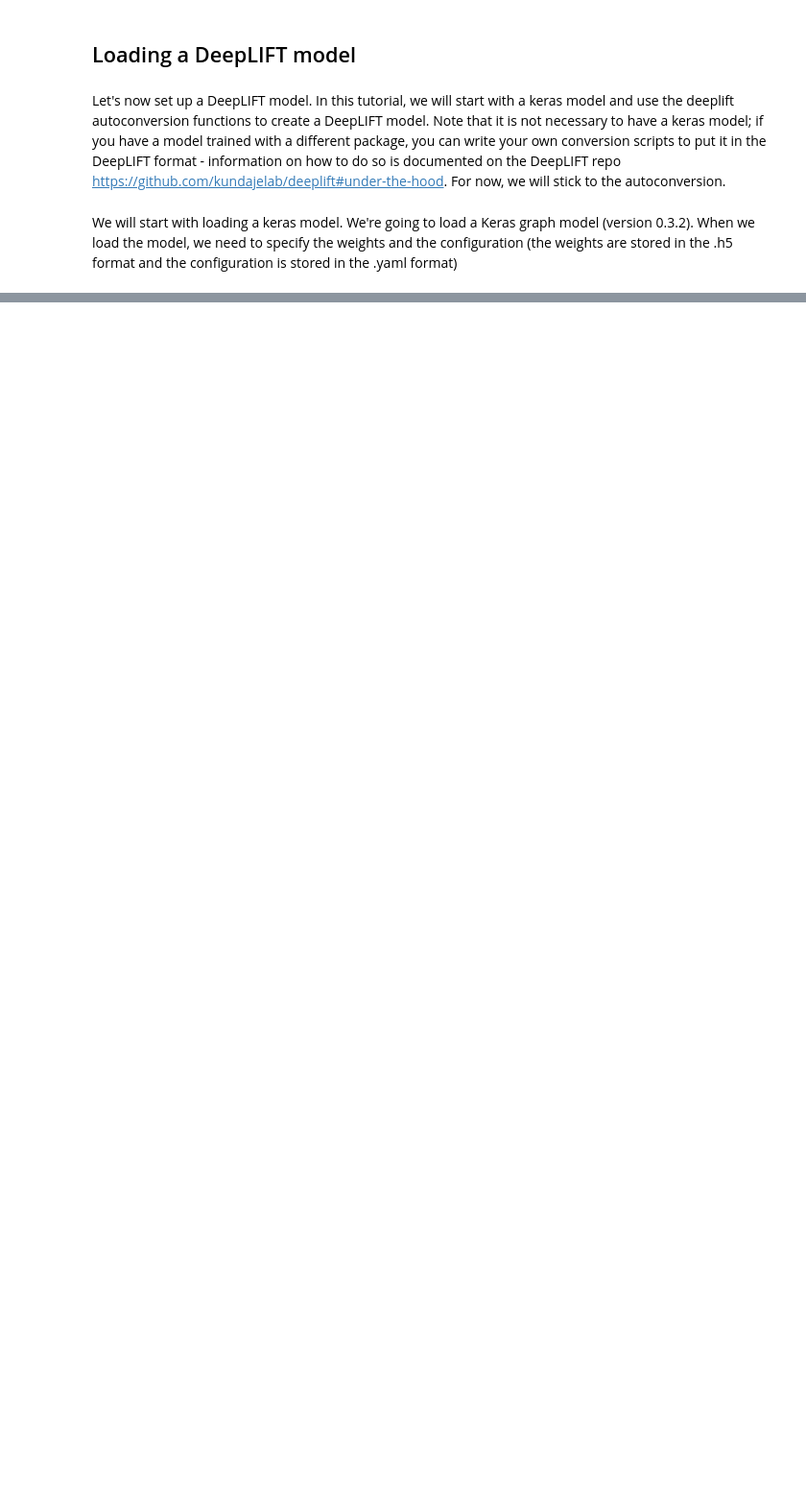
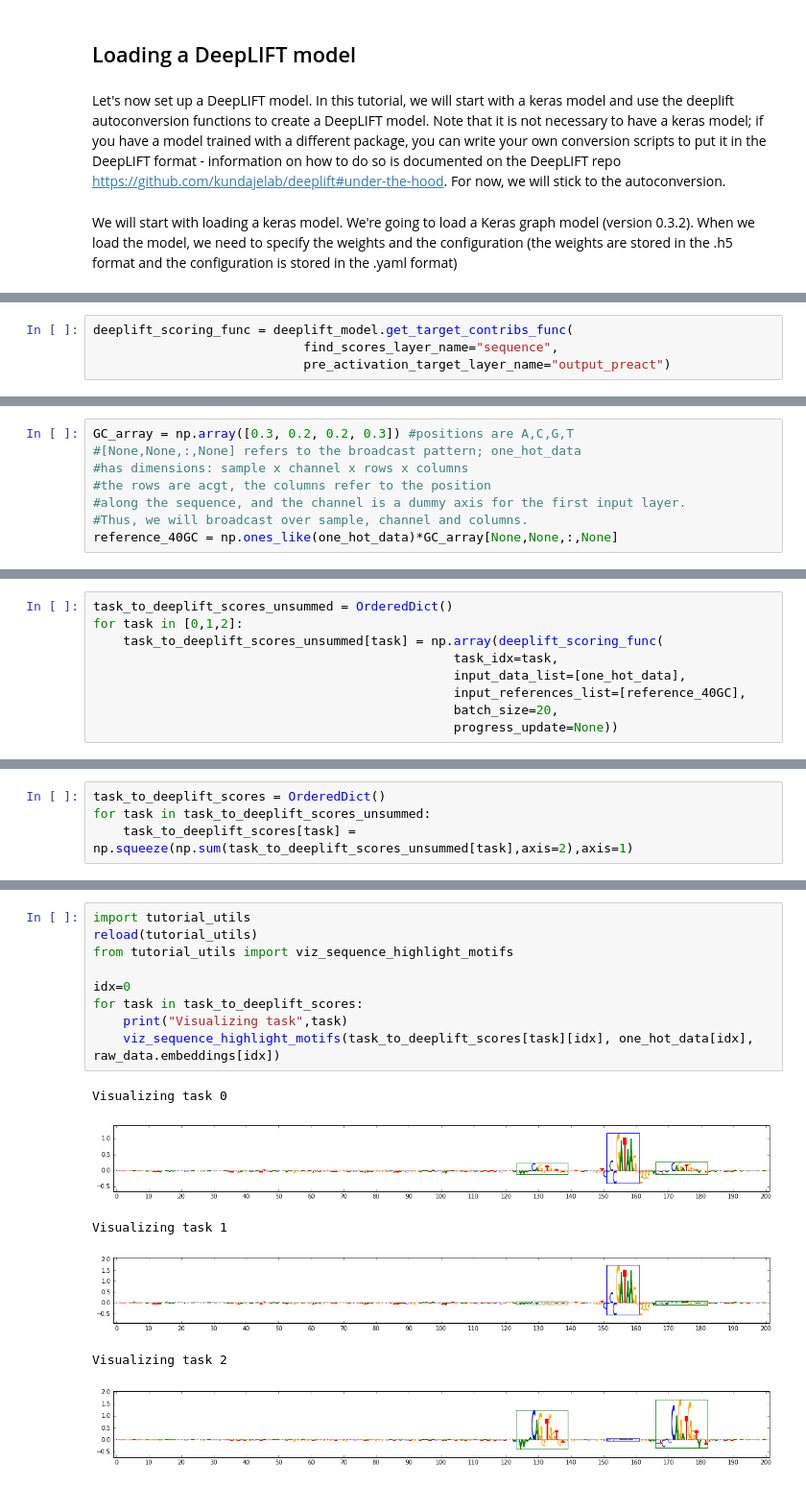
Before and after one commit to kundajelab/veryolddontuse_deeplift_modisco_tutorial, a Jupyter notebook: tal_gata/DeepLIFT + MoDISco tutorial.ipynb, the cells around one changed output, grey strips where cells are left out. Shown at 96% size. Cells and saved outputs as stored; diff of their text form; blank space fills up the shorter version.

Commit message:
things coming along

```diff
--- a/tal_gata/DeepLIFT + MoDISco tutorial.ipynb
+++ b/tal_gata/DeepLIFT + MoDISco tutorial.ipynb
@@ -71,0 +163,4 @@ deeplift_model = kc.convert_graph_model(model=keras_model,
+# %%
+deeplift_scoring_func = deeplift_model.get_target_contribs_func(
+                            find_scores_layer_name="sequence",
+                            pre_activation_target_layer_name="output_preact")
@@ -71,0 +169,8 @@ deeplift_model = kc.convert_graph_model(model=keras_model,
+# %%
+GC_array = np.array([0.3, 0.2, 0.2, 0.3]) #positions are A,C,G,T
+#[None,None,:,None] refers to the broadcast pattern; one_hot_data
+#has dimensions: sample x channel x rows x columns
+#the rows are acgt, the columns refer to the position
+#along the sequence, and the channel is a dummy axis for the first input layer.
+#Thus, we will broadcast over sample, channel and columns.
+reference_40GC = np.ones_like(one_hot_data)*GC_array[None,None,:,None]
@@ -71,0 +192,9 @@ deeplift_model = kc.convert_graph_model(model=keras_model,
+# %%
+task_to_deeplift_scores_unsummed = OrderedDict()
+for task in [0,1,2]:
+    task_to_deeplift_scores_unsummed[task] = np.array(deeplift_scoring_func(
+                                                task_idx=task,
+                                                input_data_list=[one_hot_data],
+                                                input_references_list=[reference_40GC],
+                                                batch_size=20,
+                                                progress_update=None))
@@ -71,0 +216,4 @@ deeplift_model = kc.convert_graph_model(model=keras_model,
+# %%
+task_to_deeplift_scores = OrderedDict()
+for task in task_to_deeplift_scores_unsummed:
+    task_to_deeplift_scores[task] = np.squeeze(np.sum(task_to_deeplift_scores_unsummed[task],axis=2),axis=1)
@@ -71,0 +222,16 @@ deeplift_model = kc.convert_graph_model(model=keras_model,
+# %%
+import tutorial_utils
+reload(tutorial_utils)
+from tutorial_utils import viz_sequence_highlight_motifs
+
+idx=0
+for task in task_to_deeplift_scores:
+    print("Visualizing task",task)
+    viz_sequence_highlight_motifs(task_to_deeplift_scores[task][idx], one_hot_data[idx], raw_data.embeddings[idx])
+# %% [output]
+Visualizing task 0
+[figure, added]
+Visualizing task 1
+[figure, added]
+Visualizing task 2
+[figure, added]
```
Also changed, not shown: parts of 30 cells of this notebook, 1 other file.
